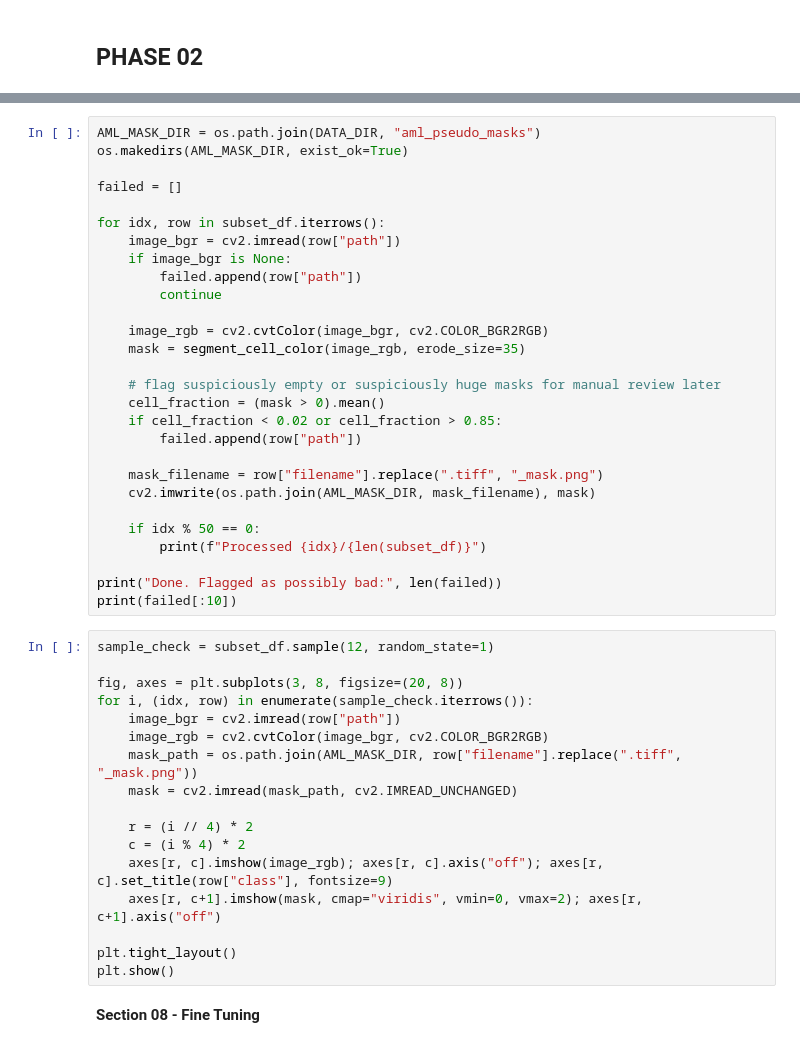
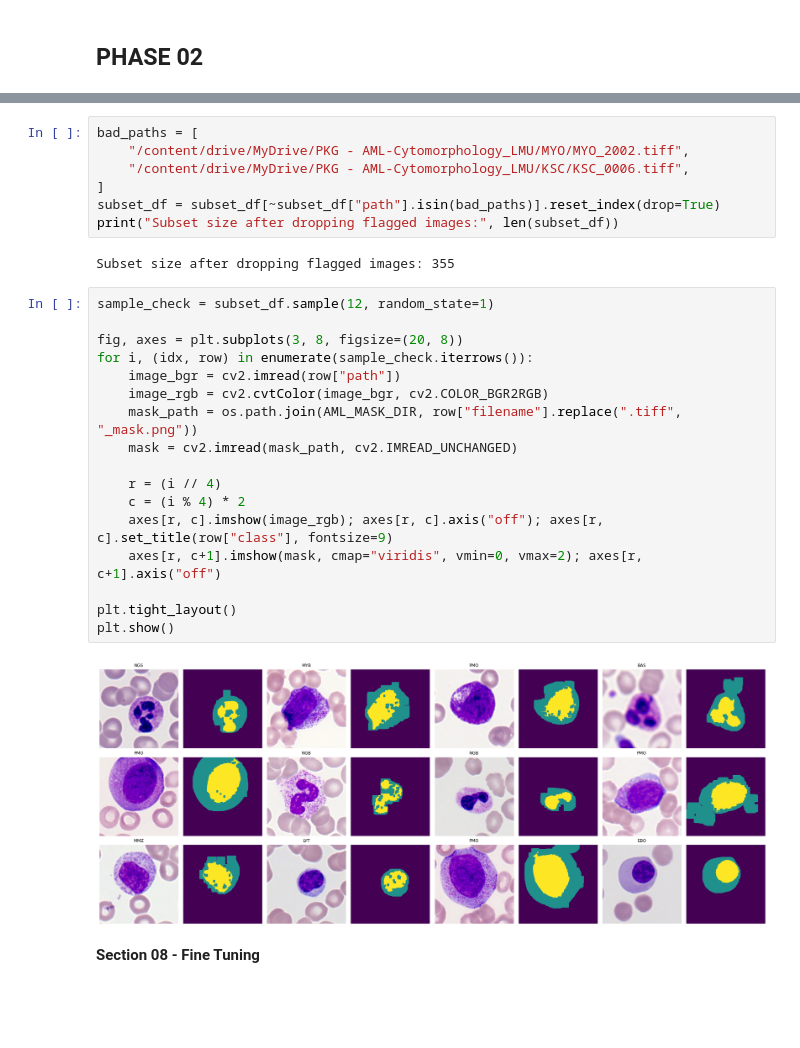
Before and after one commit to sumaiyaSultanaTarin/AML-nucleus-cytoplasm-segmentation, a Jupyter notebook: AML_N:C Ratio.ipynb, the cells around one changed output, grey strips where cells are left out. Drawn from its saved outputs; the diff is of its cells as text; blank space fills up the shorter version.

```diff
--- a/AML_N:C Ratio.ipynb
+++ b/AML_N:C Ratio.ipynb
@@ -884,48 +1064,31 @@ plt.show()
-# %%
-AML_MASK_DIR = os.path.join(DATA_DIR, "aml_pseudo_masks")
-os.makedirs(AML_MASK_DIR, exist_ok=True)
-
-failed = []
-
-for idx, row in subset_df.iterrows():
-    image_bgr = cv2.imread(row["path"])
-    if image_bgr is None:
-        failed.append(row["path"])
-        continue
-
-    image_rgb = cv2.cvtColor(image_bgr, cv2.COLOR_BGR2RGB)
-    mask = segment_cell_color(image_rgb, erode_size=35)
-
-    # flag suspiciously empty or suspiciously huge masks for manual review later
-    cell_fraction = (mask > 0).mean()
-    if cell_fraction < 0.02 or cell_fraction > 0.85:
-        failed.append(row["path"])
-
-    mask_filename = row["filename"].replace(".tiff", "_mask.png")
-    cv2.imwrite(os.path.join(AML_MASK_DIR, mask_filename), mask)
-
-    if idx % 50 == 0:
-        print(f"Processed {idx}/{len(subset_df)}")
-
-print("Done. Flagged as possibly bad:", len(failed))
-print(failed[:10])
+# %%
+bad_paths = [
+    "/content/drive/MyDrive/PKG - AML-Cytomorphology_LMU/MYO/MYO_2002.tiff",
+    "/content/drive/MyDrive/PKG - AML-Cytomorphology_LMU/KSC/KSC_0006.tiff",
+]
+subset_df = subset_df[~subset_df["path"].isin(bad_paths)].reset_index(drop=True)
+print("Subset size after dropping flagged images:", len(subset_df))
+# %% [output]
+Subset size after dropping flagged images: 355
 # %%
 sample_check = subset_df.sample(12, random_state=1)
 
 fig, axes = plt.subplots(3, 8, figsize=(20, 8))
 for i, (idx, row) in enumerate(sample_check.iterrows()):
     image_bgr = cv2.imread(row["path"])
     image_rgb = cv2.cvtColor(image_bgr, cv2.COLOR_BGR2RGB)
     mask_path = os.path.join(AML_MASK_DIR, row["filename"].replace(".tiff", "_mask.png"))
     mask = cv2.imread(mask_path, cv2.IMREAD_UNCHANGED)
 
-    r = (i // 4) * 2
+    r = (i // 4)
     c = (i % 4) * 2
     axes[r, c].imshow(image_rgb); axes[r, c].axis("off"); axes[r, c].set_title(row["class"], fontsize=9)
     axes[r, c+1].imshow(mask, cmap="viridis", vmin=0, vmax=2); axes[r, c+1].axis("off")
 
 plt.tight_layout()
 plt.show()
+# %% [output]
+[figure, added]
 # %% [markdown]
 **Section 08 - Fine Tuning**
 # %%
```
Also changed, not shown: parts of 24 cells of this notebook.
